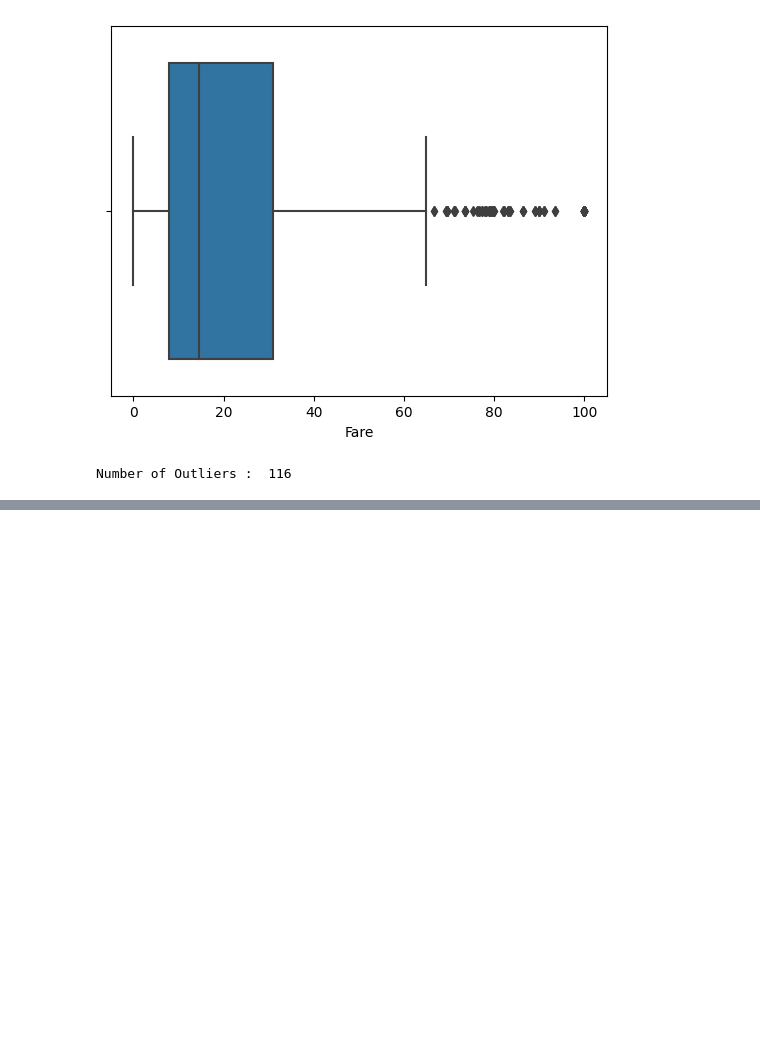
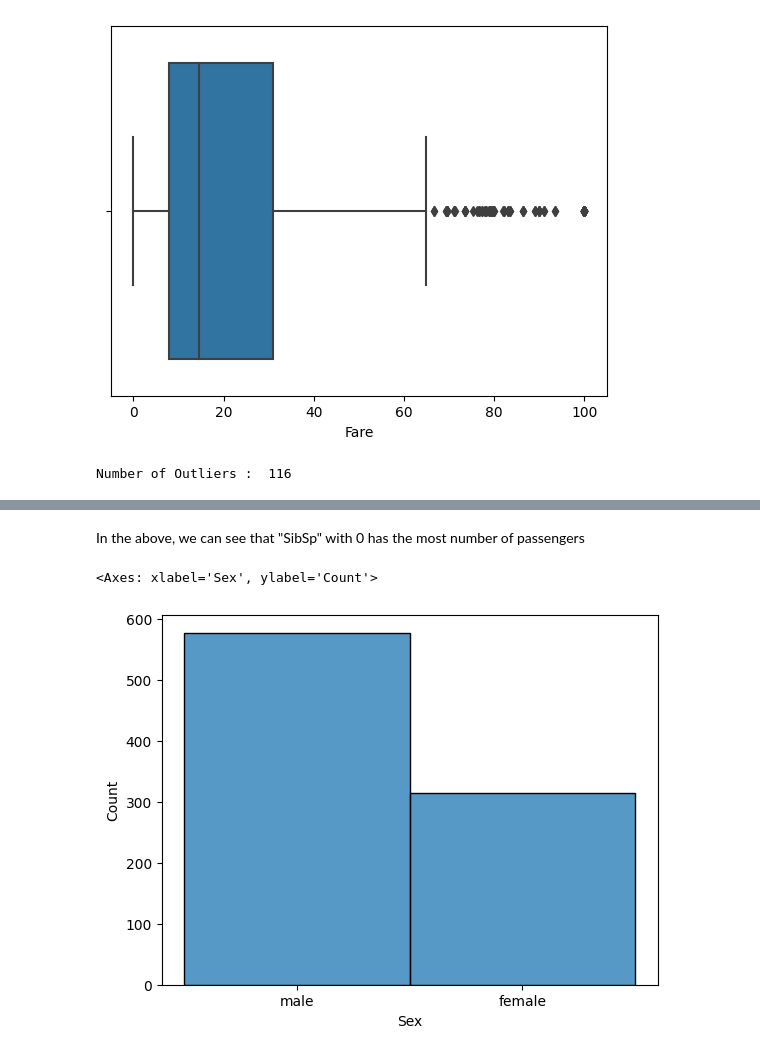
Before and after one commit to mehtasumit1007/TitanicPredictionModelling, a Jupyter notebook: Modelling_Main.ipynb, the cells around one changed output, grey strips where cells are left out. Drawn from its saved outputs; the diff is of its cells as text; code cells hidden in the pictures; blank space fills up the shorter version.

```diff
--- a/Modelling_Main.ipynb
+++ b/Modelling_Main.ipynb
@@ -260,0 +219,7 @@ df_titanic['Fare'] = df_titanic['Fare'].clip(upper = 100)
+# %% [markdown]
+In the above, we can see that "SibSp" with 0 has the most number of passengers
+# %%
+sns.histplot(df_titanic['Sex'].dropna(),kde=False)
+# %% [output]
+<Axes: xlabel='Sex', ylabel='Count'>
+[figure, added]
```
Also changed, not shown: parts of 14 cells of this notebook.
